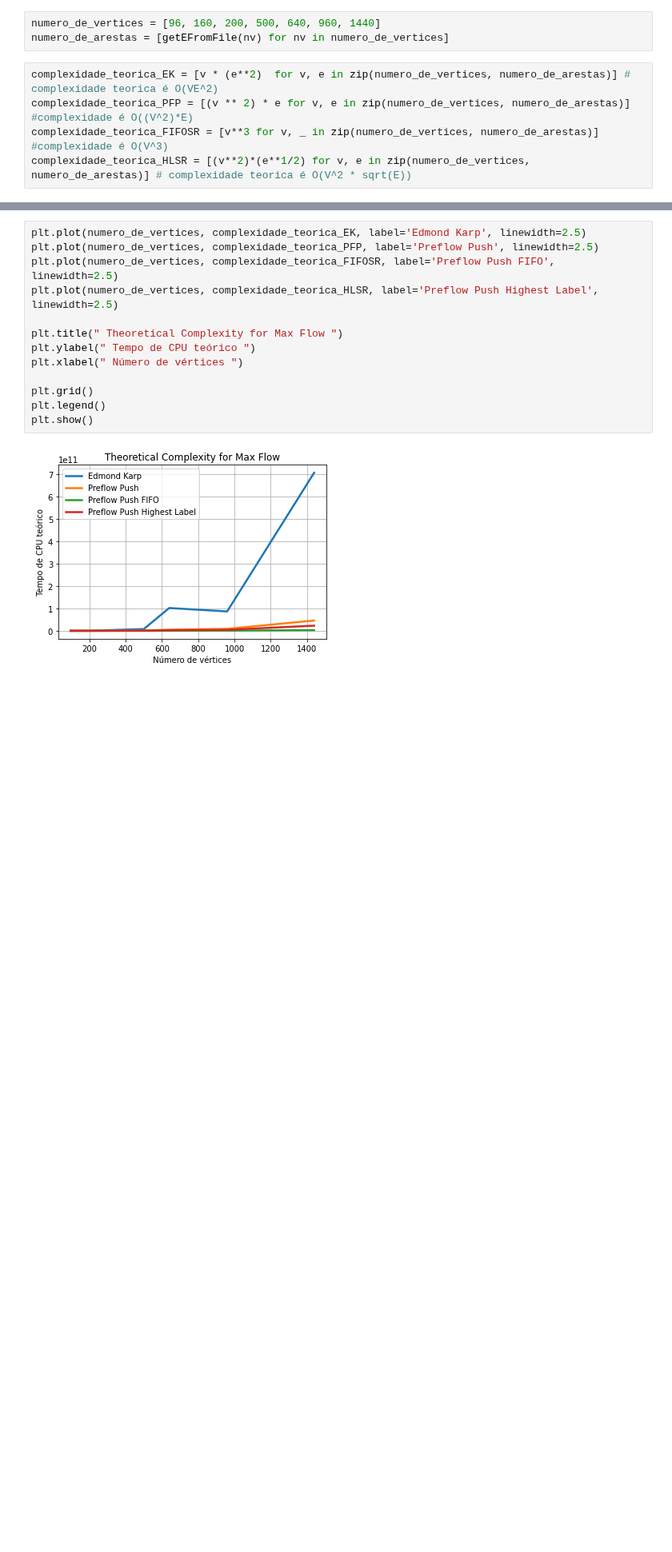
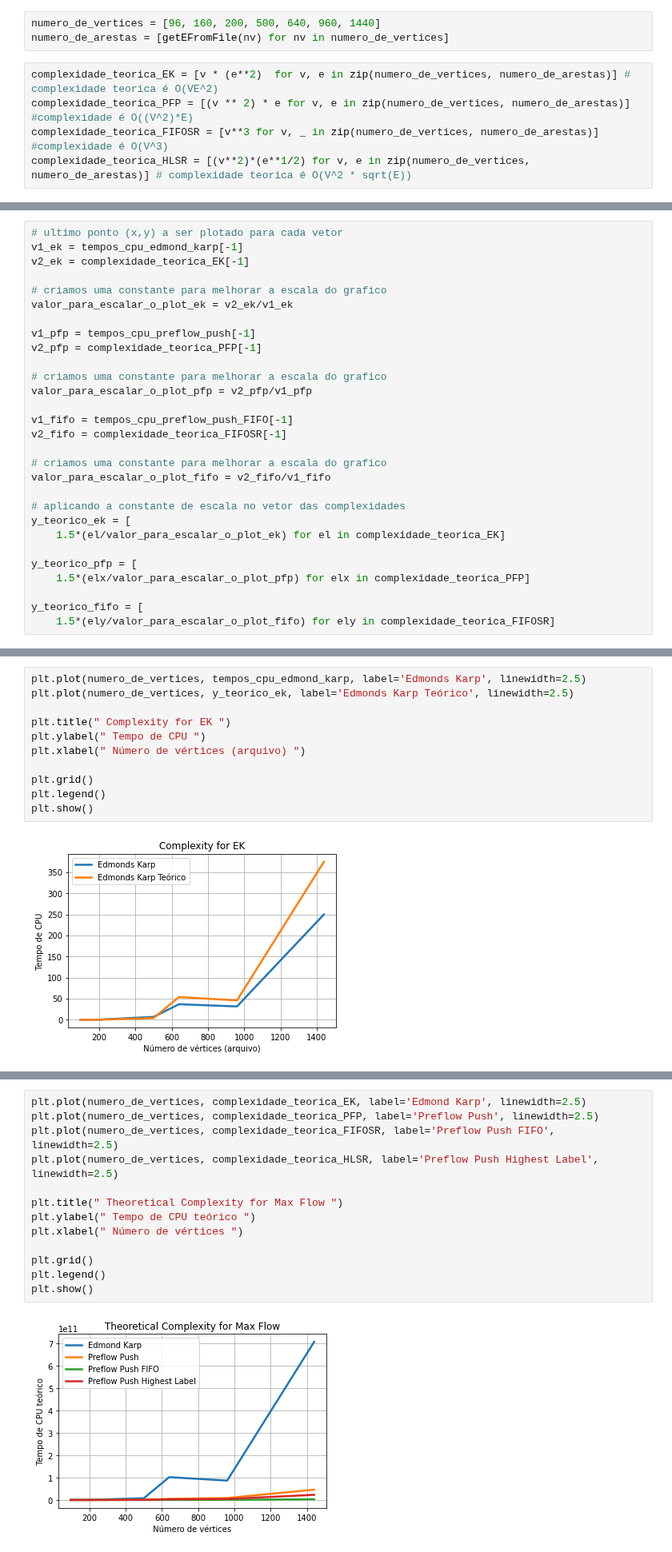
Before and after one commit to bellamariz/INF1721-T3-22.1, a Jupyter notebook: AA221_T3.ipynb, the cells around one changed output, grey strips where cells are left out. Shown at 80% size. Saved outputs shown, nothing was run; the diff lists cells and outputs as text; blank space fills up the shorter version.

```diff
--- a/AA221_T3.ipynb
+++ b/AA221_T3.ipynb
@@ -1008,0 +1014,29 @@ In PR_MaxFlow FIFO -  Total Flow: 3351555  Total Iterations: 1484608
+# %%
+# ultimo ponto (x,y) a ser plotado para cada vetor
+v1_ek = tempos_cpu_edmond_karp[-1]
+v2_ek = complexidade_teorica_EK[-1]
+
+# criamos uma constante para melhorar a escala do grafico
+valor_para_escalar_o_plot_ek = v2_ek/v1_ek
+
+v1_pfp = tempos_cpu_preflow_push[-1]
+v2_pfp = complexidade_teorica_PFP[-1]
+
+# criamos uma constante para melhorar a escala do grafico
+valor_para_escalar_o_plot_pfp = v2_pfp/v1_pfp
+
+v1_fifo = tempos_cpu_preflow_push_FIFO[-1]
+v2_fifo = complexidade_teorica_FIFOSR[-1]
+
+# criamos uma constante para melhorar a escala do grafico
+valor_para_escalar_o_plot_fifo = v2_fifo/v1_fifo
+
+# aplicando a constante de escala no vetor das complexidades
+y_teorico_ek = [
+    1.5*(el/valor_para_escalar_o_plot_ek) for el in complexidade_teorica_EK]
+
+y_teorico_pfp = [
+    1.5*(elx/valor_para_escalar_o_plot_pfp) for elx in complexidade_teorica_PFP]
+
+y_teorico_fifo = [
+    1.5*(ely/valor_para_escalar_o_plot_fifo) for ely in complexidade_teorica_FIFOSR]
@@ -1008,0 +1049,13 @@ In PR_MaxFlow FIFO -  Total Flow: 3351555  Total Iterations: 1484608
+# %%
+plt.plot(numero_de_vertices, tempos_cpu_edmond_karp, label='Edmonds Karp', linewidth=2.5)
+plt.plot(numero_de_vertices, y_teorico_ek, label='Edmonds Karp Teórico', linewidth=2.5)
+
+plt.title(" Complexity for EK ")
+plt.ylabel(" Tempo de CPU ")
+plt.xlabel(" Número de vértices (arquivo) ")
+
+plt.grid()
+plt.legend()
+plt.show()
+# %% [output]
+[figure, added]
```
Also changed, not shown: parts of 22 cells of this notebook.
